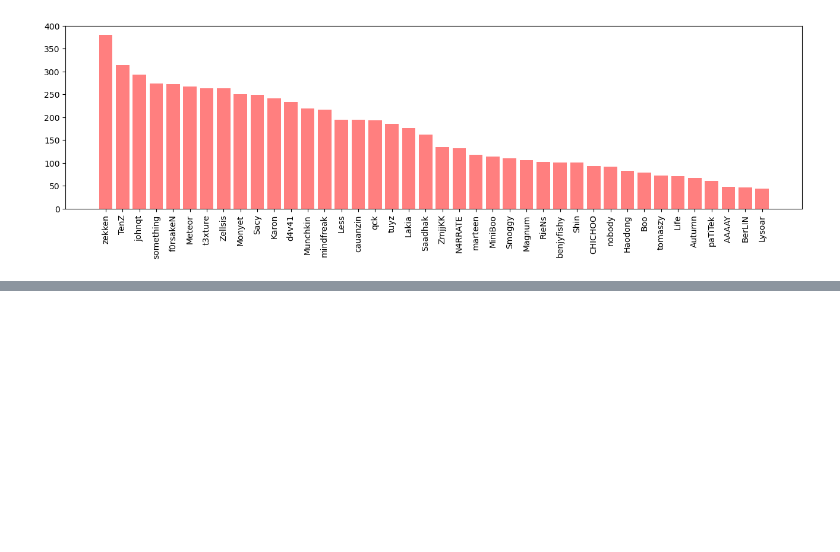
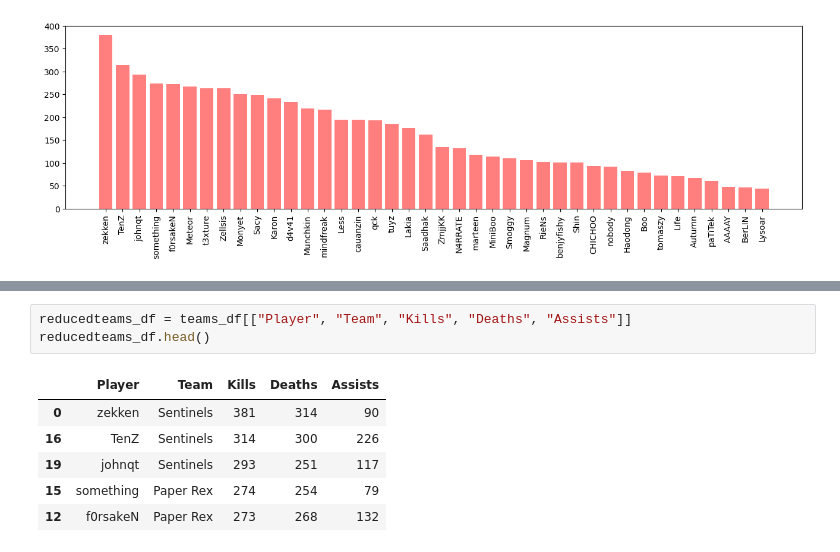
Before and after one commit to azrielmt/vct-masters-madrid-data, a Jupyter notebook: viz.ipynb, the cells around one changed output, grey strips where cells are left out. Cells and saved outputs as stored; diff of their text form; blank space fills up the shorter version.

```diff
--- a/viz.ipynb
+++ b/viz.ipynb
@@ -86,0 +110,10 @@ plt.xticks(tick_locations, grouped_df["Player"], rotation="vertical")
+# %%
+reducedteams_df = teams_df[["Player", "Team", "Kills", "Deaths", "Assists"]]
+reducedteams_df.head()
+# %% [output]
+|  | Player | Team | Kills | Deaths | Assists |
+| 0 | zekken | Sentinels | 381 | 314 | 90 |
+| 16 | TenZ | Sentinels | 314 | 300 | 226 |
+| 19 | johnqt | Sentinels | 293 | 251 | 117 |
+| 15 | something | Paper Rex | 274 | 254 | 79 |
+| 12 | f0rsakeN | Paper Rex | 273 | 268 | 132 |
```
Also changed, not shown: parts of 2 cells of this notebook.
